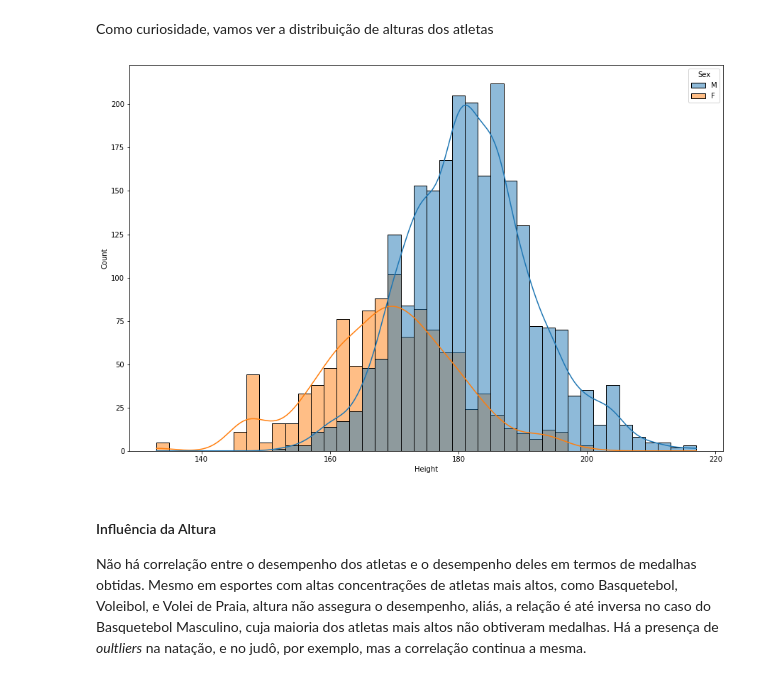
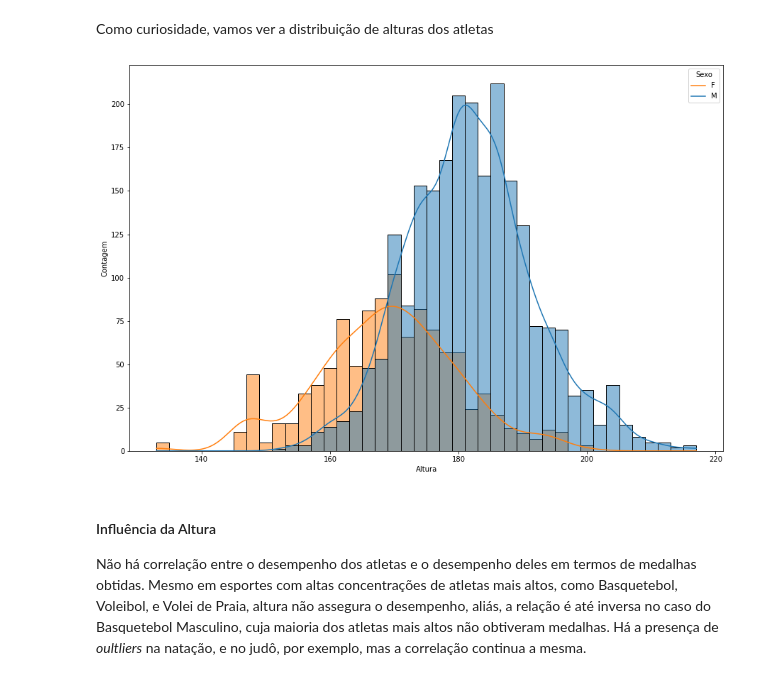
Before and after one commit to vmendes93/projeto_final_modulo_5, a Jupyter notebook: Projeto Final.ipynb, the cells around one changed output. Saved outputs shown, nothing was run; the diff lists cells and outputs as text; code cells hidden in the pictures.

```diff
--- a/Projeto Final.ipynb
+++ b/Projeto Final.ipynb
@@ -242,9 +250,15 @@ Como curiosidade, vamos ver a distribuição de alturas dos atletas
 # %%
 plt.figure(figsize=(15,10))
 sns.histplot(data=br_df, x='Height', hue='Sex', kde=True)
+
+plt.xlabel('Altura')
+plt.ylabel('Contagem')
+
+plt.legend(['F', 'M'], title='Sexo')
+
 plt.show()
 # %% [output]
-[figure, old version]
+[figure, new version]
 # %% [markdown]
 #### Influência da Altura
 Não há correlação entre o desempenho dos atletas e o desempenho deles em termos de medalhas obtidas. Mesmo em esportes com altas concentrações de atletas mais altos, como Basquetebol, Voleibol, e Volei de Praia, altura não assegura o desempenho, aliás, a relação é até inversa no caso do Basquetebol Masculino, cuja maioria dos atletas mais altos não obtiveram medalhas. Há a presença de *oultliers* na natação, e no judô, por exemplo, mas a correlação continua a mesma.
```
Also changed, not shown: parts of 23 cells of this notebook.
